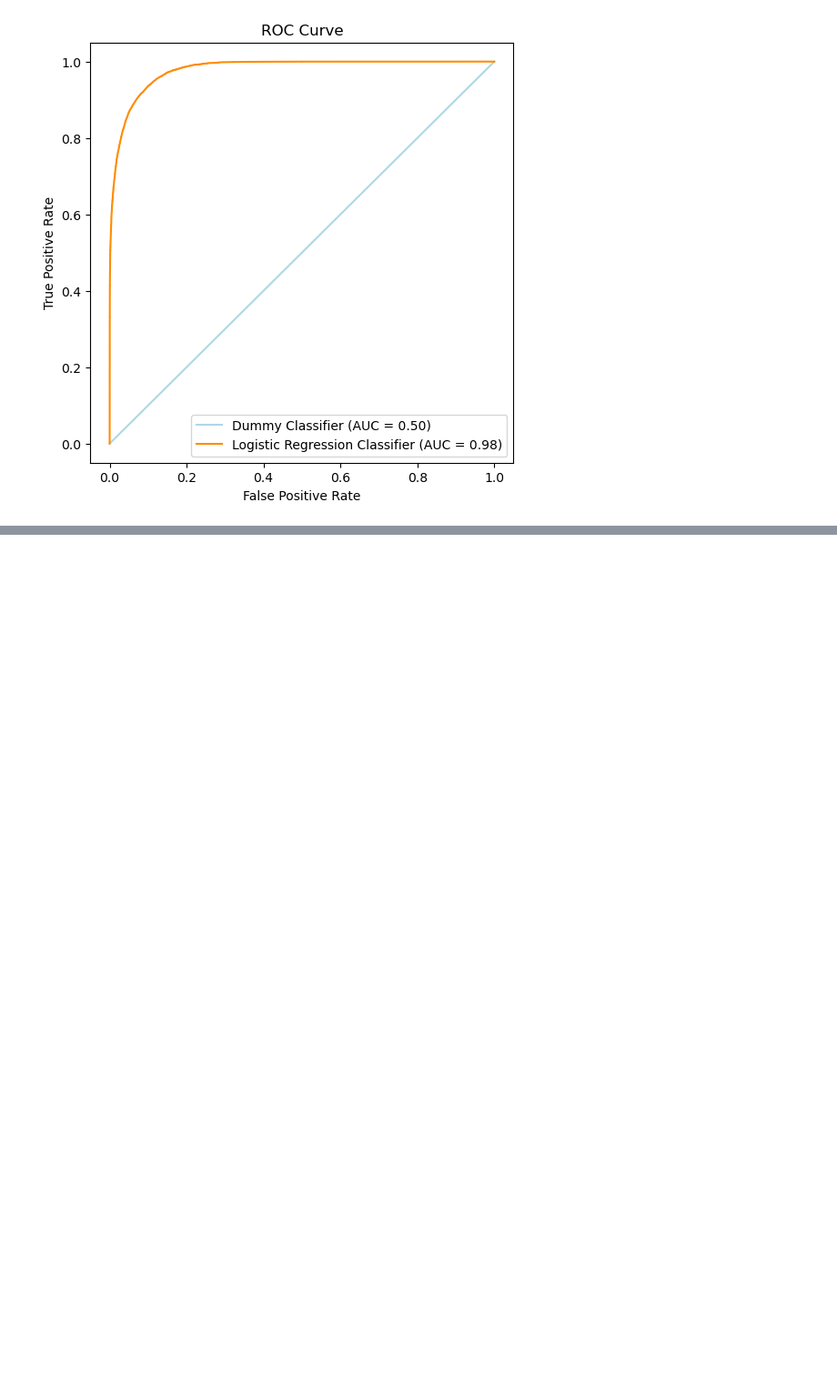
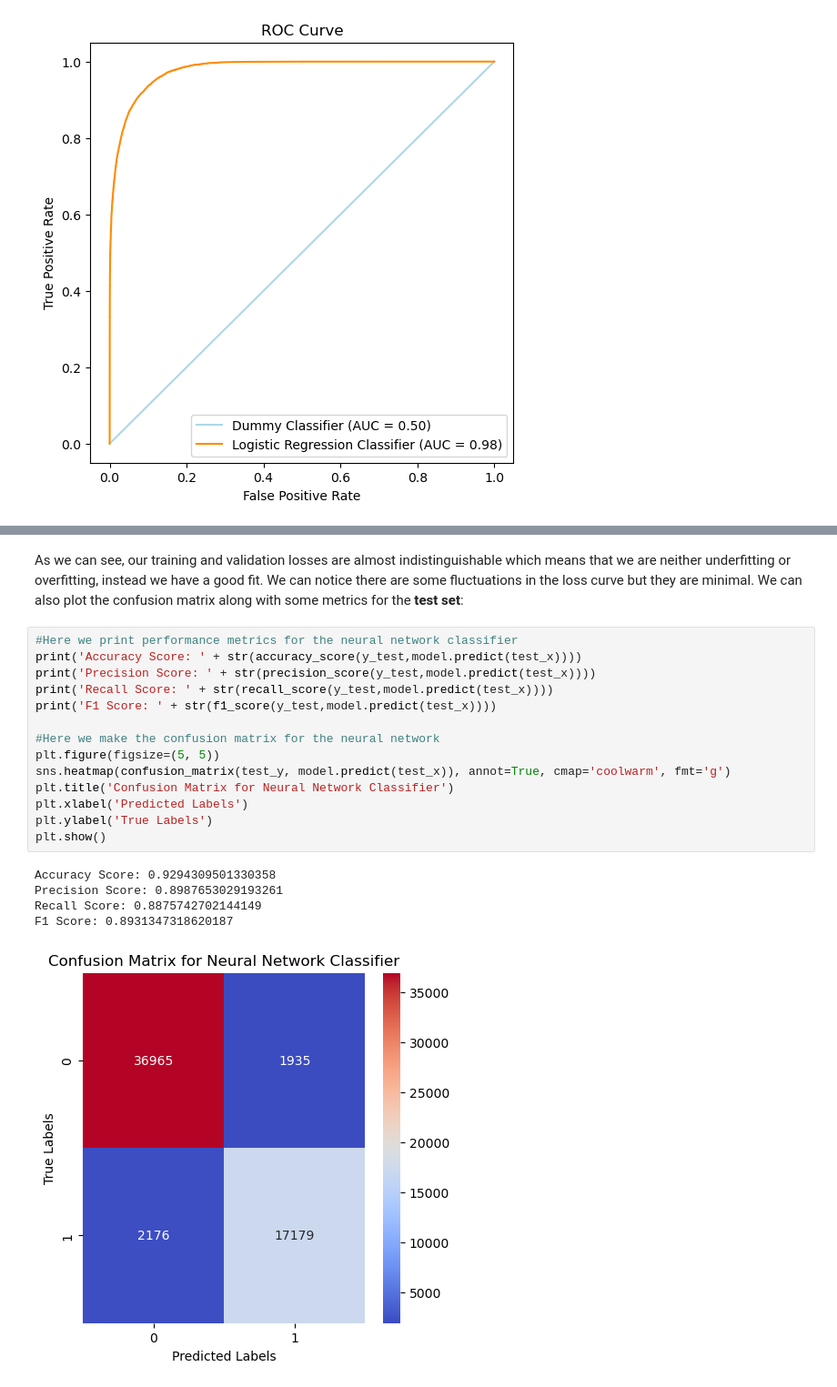
Before and after one commit to msancor/FDS-Final-Project, a Jupyter notebook: main.ipynb, the cells around one changed output, grey strips where cells are left out. Shown at 91% size. Saved outputs shown, nothing was run; the diff lists cells and outputs as text; blank space fills up the shorter version.

```diff
--- a/main.ipynb
+++ b/main.ipynb
@@ -932,0 +844,22 @@ importlib.reload(aux)
+# %% [markdown]
+As we can see, our training and validation losses are almost indistinguishable which means that we are neither underfitting or overfitting, instead we have a good fit. We can notice there are some fluctuations in the loss curve but they are minimal. We can also plot the confusion matrix along with some metrics for the **test set**:
+# %%
+#Here we print performance metrics for the neural network classifier
+print('Accuracy Score: ' + str(accuracy_score(y_test,model.predict(test_x))))
+print('Precision Score: ' + str(precision_score(y_test,model.predict(test_x))))
+print('Recall Score: ' + str(recall_score(y_test,model.predict(test_x))))
+print('F1 Score: ' + str(f1_score(y_test,model.predict(test_x))))
+
+#Here we make the confusion matrix for the neural network
+plt.figure(figsize=(5, 5))
+sns.heatmap(confusion_matrix(test_y, model.predict(test_x)), annot=True, cmap='coolwarm', fmt='g')
+plt.title('Confusion Matrix for Neural Network Classifier')
+plt.xlabel('Predicted Labels')
+plt.ylabel('True Labels')
+plt.show()
+# %% [output]
+Accuracy Score: 0.9294309501330358
+Precision Score: 0.8987653029193261
+Recall Score: 0.8875742702144149
+F1 Score: 0.8931347318620187
+[figure, added]
```
Also changed, not shown: parts of 46 cells of this notebook, 3 other files.
